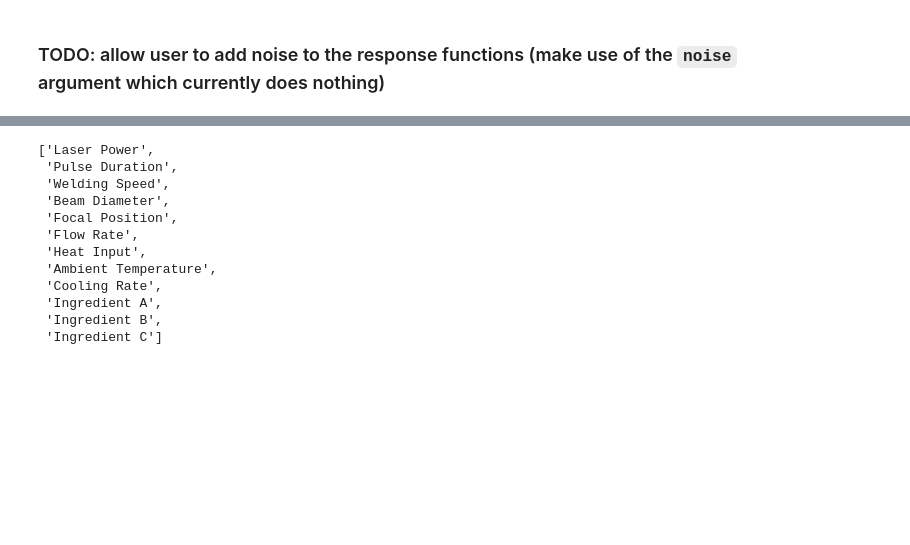
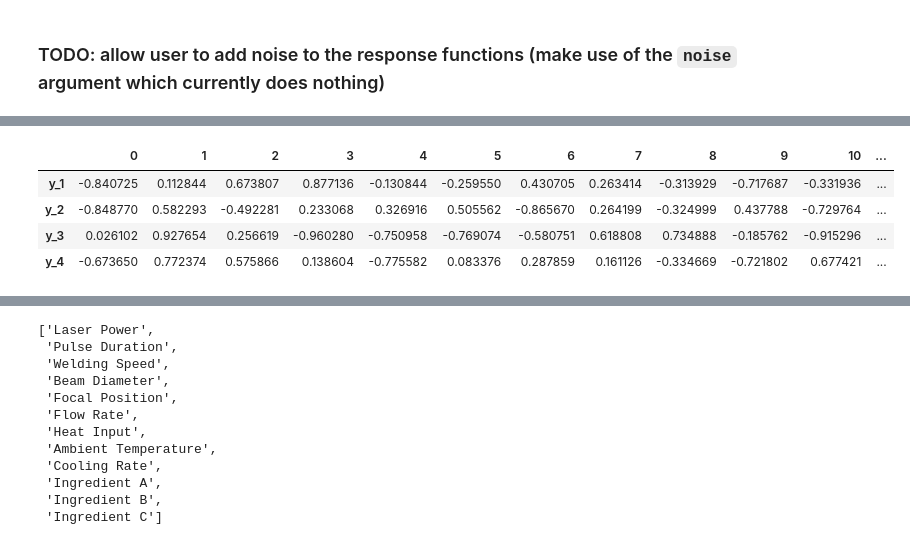
Before and after one commit to kylecsnow/js-ml-dashboard, a Jupyter notebook: backend/notebooks/Synthetic Dataset Generator.ipynb, the cells around one changed output, grey strips where cells are left out. Saved outputs shown, nothing was run; the diff lists cells and outputs as text; code cells hidden in the pictures; blank space fills up the shorter version.

```diff
--- a/backend/notebooks/Synthetic Dataset Generator.ipynb
+++ b/backend/notebooks/Synthetic Dataset Generator.ipynb
@@ -234,0 +296,8 @@ def build_sythetic_demo_dataset(inputs=5, outputs=1, num_rows=10, noise=0, coefs
+# %%
+coefs_df
+# %% [output]
+|  | 0 | 1 | 2 | 3 | 4 | 5 | 6 | 7 | 8 | 9 | 10 | ... |
+| y_1 | -0.840725 | 0.112844 | 0.673807 | 0.877136 | -0.130844 | -0.259550 | 0.430705 | 0.263414 | -0.313929 | -0.717687 | -0.331936 | ... |
+| y_2 | -0.848770 | 0.582293 | -0.492281 | 0.233068 | 0.326916 | 0.505562 | -0.865670 | 0.264199 | -0.324999 | 0.437788 | -0.729764 | ... |
+| y_3 | 0.026102 | 0.927654 | 0.256619 | -0.960280 | -0.750958 | -0.769074 | -0.580751 | 0.618808 | 0.734888 | -0.185762 | -0.915296 | ... |
+| y_4 | -0.673650 | 0.772374 | 0.575866 | 0.138604 | -0.775582 | 0.083376 | 0.287859 | 0.161126 | -0.334669 | -0.721802 | 0.677421 | ... |
```
Also changed, not shown: parts of 17 cells of this notebook.
